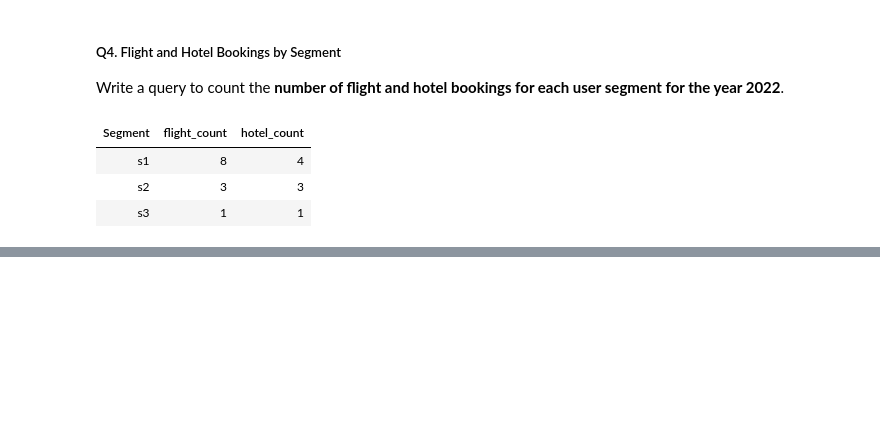
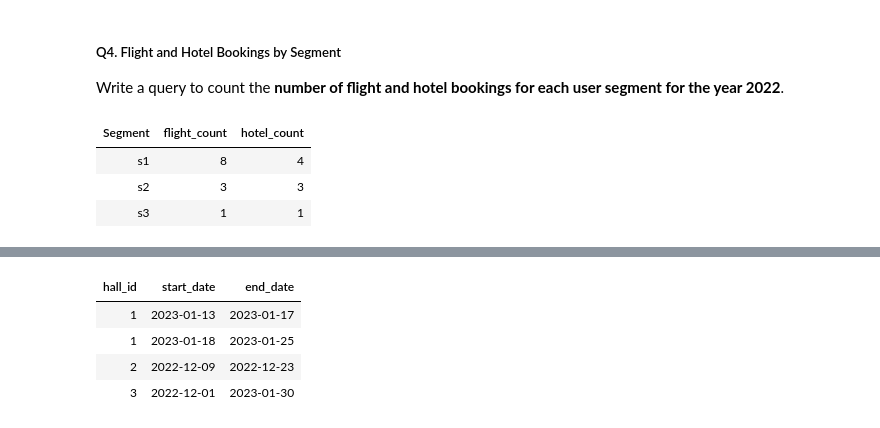
Before and after one commit to Rupam-1/SQL-Pyspark-practise_youtube, a Jupyter notebook: 07. PYSPARK - Part4.ipynb, the cells around one changed output, grey strips where cells are left out. Cells and saved outputs as stored; diff of their text form; code cells hidden in the pictures; blank space fills up the shorter version.

```diff
--- a/07. PYSPARK - Part4.ipynb
+++ b/07. PYSPARK - Part4.ipynb
@@ -283,0 +318,33 @@ df.display()
+# %%
+from pyspark.sql.functions import *
+from pyspark.sql.window import Window
+
+df = hall_events_df.withColumn(
+    "prev_end_date",
+    lag("end_date").over(Window.partitionBy("hall_id").orderBy("start_date"))
+    ).withColumn(
+        "grp",
+        sum(
+            when(
+                col("prev_end_date").isNull() | (col("start_date") > col("prev_end_date")),
+                1
+            ).otherwise(0)
+        ).over(Window.partitionBy("hall_id").orderBy("start_date"))
+    ).groupBy(
+        col("hall_id"), col("grp")
+    ).agg(
+        min("start_date").alias("start_date"),
+        max("end_date").alias("end_date")
+    ).select(
+        "hall_id",
+        "start_date",
+        "end_date"
+    )
+
+df.display()
+# %% [output]
+| hall_id | start_date | end_date |
+| 1 | 2023-01-13 | 2023-01-17 |
+| 1 | 2023-01-18 | 2023-01-25 |
+| 2 | 2022-12-09 | 2022-12-23 |
+| 3 | 2022-12-01 | 2023-01-30 |
```
Also changed, not shown: parts of 2 cells of this notebook.
